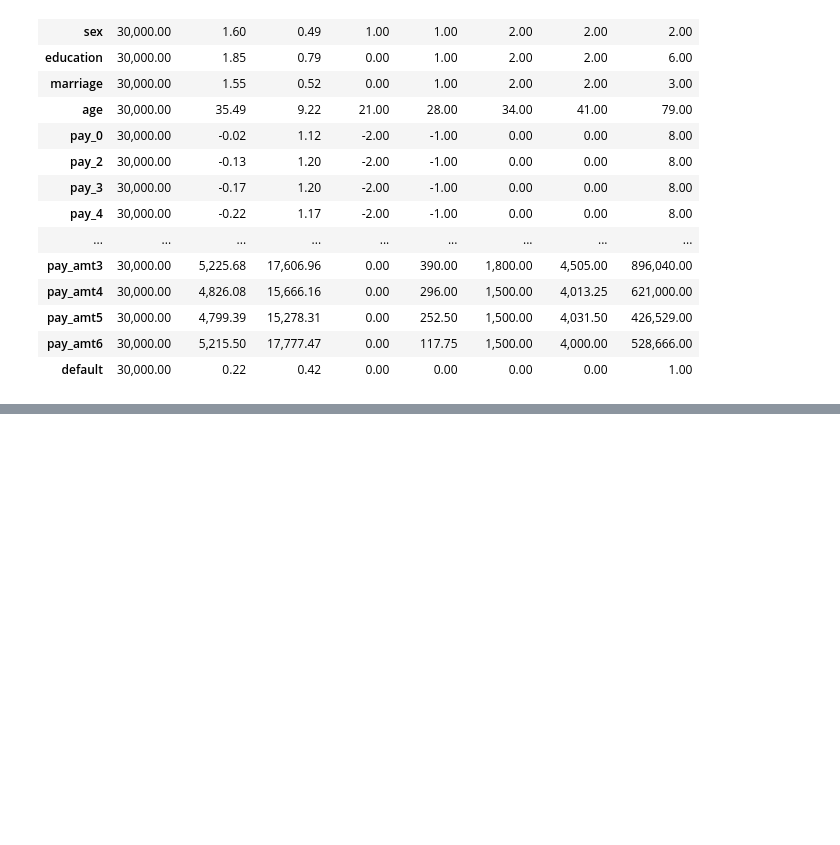
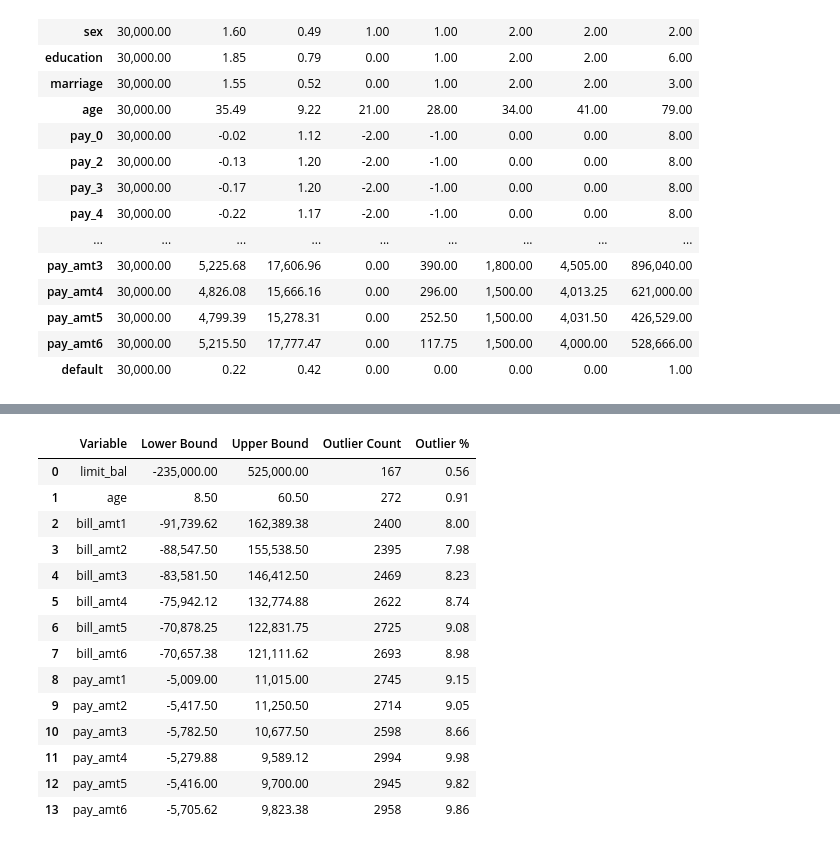
Before and after one commit to Dashkaa1114/Strategic-Thinking-Sep26, a Jupyter notebook: CA1-Credit-Default-Risk/2026328_CA2_Credit_Default_EDA_DataPrep_V1.ipynb, the cells around one changed output, grey strips where cells are left out. Cells and saved outputs as stored; diff of their text form; code cells hidden in the pictures; blank space fills up the shorter version.

```diff
--- a/CA1-Credit-Default-Risk/2026328_CA2_Credit_Default_EDA_DataPrep_V1.ipynb
+++ b/CA1-Credit-Default-Risk/2026328_CA2_Credit_Default_EDA_DataPrep_V1.ipynb
@@ -414,0 +452,59 @@ df.describe().T
+# %%
+# Continuous numerical variables to check for outliers
+outlier_columns = [
+    "limit_bal",
+    "age",
+    "bill_amt1",
+    "bill_amt2",
+    "bill_amt3",
+    "bill_amt4",
+    "bill_amt5",
+    "bill_amt6",
+    "pay_amt1",
+    "pay_amt2",
+    "pay_amt3",
+    "pay_amt4",
+    "pay_amt5",
+    "pay_amt6",
+]
+
+outlier_summary = []
+
+for col in outlier_columns:
+    Q1 = df[col].quantile(0.25)
+    Q3 = df[col].quantile(0.75)
+    IQR = Q3 - Q1
+
+    lower_bound = Q1 - 1.5 * IQR
+    upper_bound = Q3 + 1.5 * IQR
+
+    outliers = df[(df[col] < lower_bound) | (df[col] > upper_bound)]
+
+    outlier_summary.append(
+        {
+            "Variable": col,
+            "Lower Bound": lower_bound,
+            "Upper Bound": upper_bound,
+            "Outlier Count": len(outliers),
+            "Outlier %": round(len(outliers) / len(df) * 100, 2),
+        }
+    )
+
+outlier_summary = pd.DataFrame(outlier_summary)
+outlier_summary
+# %% [output]
+|  | Variable | Lower Bound | Upper Bound | Outlier Count | Outlier % |
+| 0 | limit_bal | -235,000.00 | 525,000.00 | 167 | 0.56 |
+| 1 | age | 8.50 | 60.50 | 272 | 0.91 |
+| 2 | bill_amt1 | -91,739.62 | 162,389.38 | 2400 | 8.00 |
+| 3 | bill_amt2 | -88,547.50 | 155,538.50 | 2395 | 7.98 |
+| 4 | bill_amt3 | -83,581.50 | 146,412.50 | 2469 | 8.23 |
+| 5 | bill_amt4 | -75,942.12 | 132,774.88 | 2622 | 8.74 |
+| 6 | bill_amt5 | -70,878.25 | 122,831.75 | 2725 | 9.08 |
+| 7 | bill_amt6 | -70,657.38 | 121,111.62 | 2693 | 8.98 |
+| 8 | pay_amt1 | -5,009.00 | 11,015.00 | 2745 | 9.15 |
+| 9 | pay_amt2 | -5,417.50 | 11,250.50 | 2714 | 9.05 |
+| 10 | pay_amt3 | -5,782.50 | 10,677.50 | 2598 | 8.66 |
+| 11 | pay_amt4 | -5,279.88 | 9,589.12 | 2994 | 9.98 |
+| 12 | pay_amt5 | -5,416.00 | 9,700.00 | 2945 | 9.82 |
+| 13 | pay_amt6 | -5,705.62 | 9,823.38 | 2958 | 9.86 |
```
Also changed, not shown: parts of 10 cells of this notebook.
